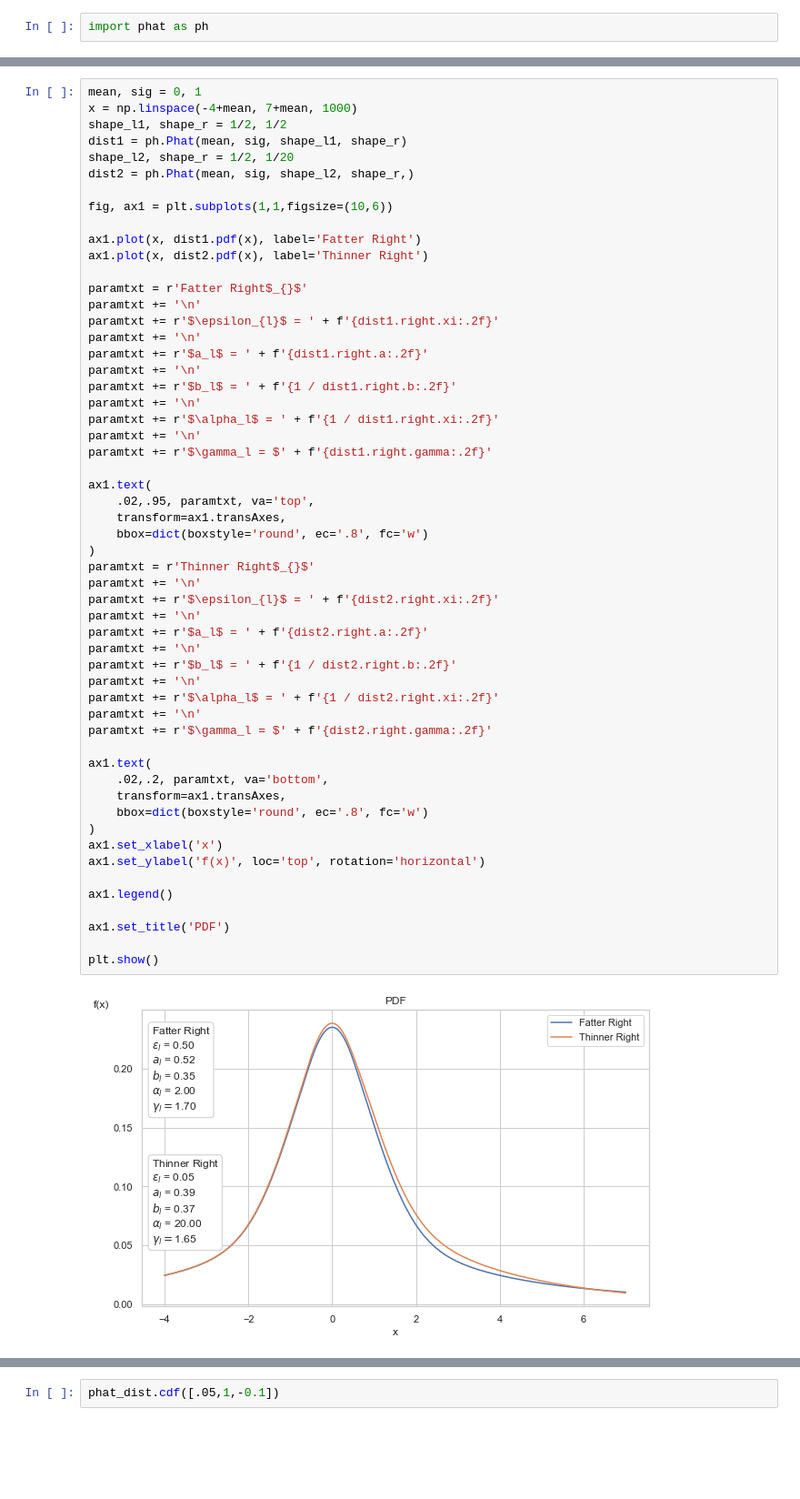
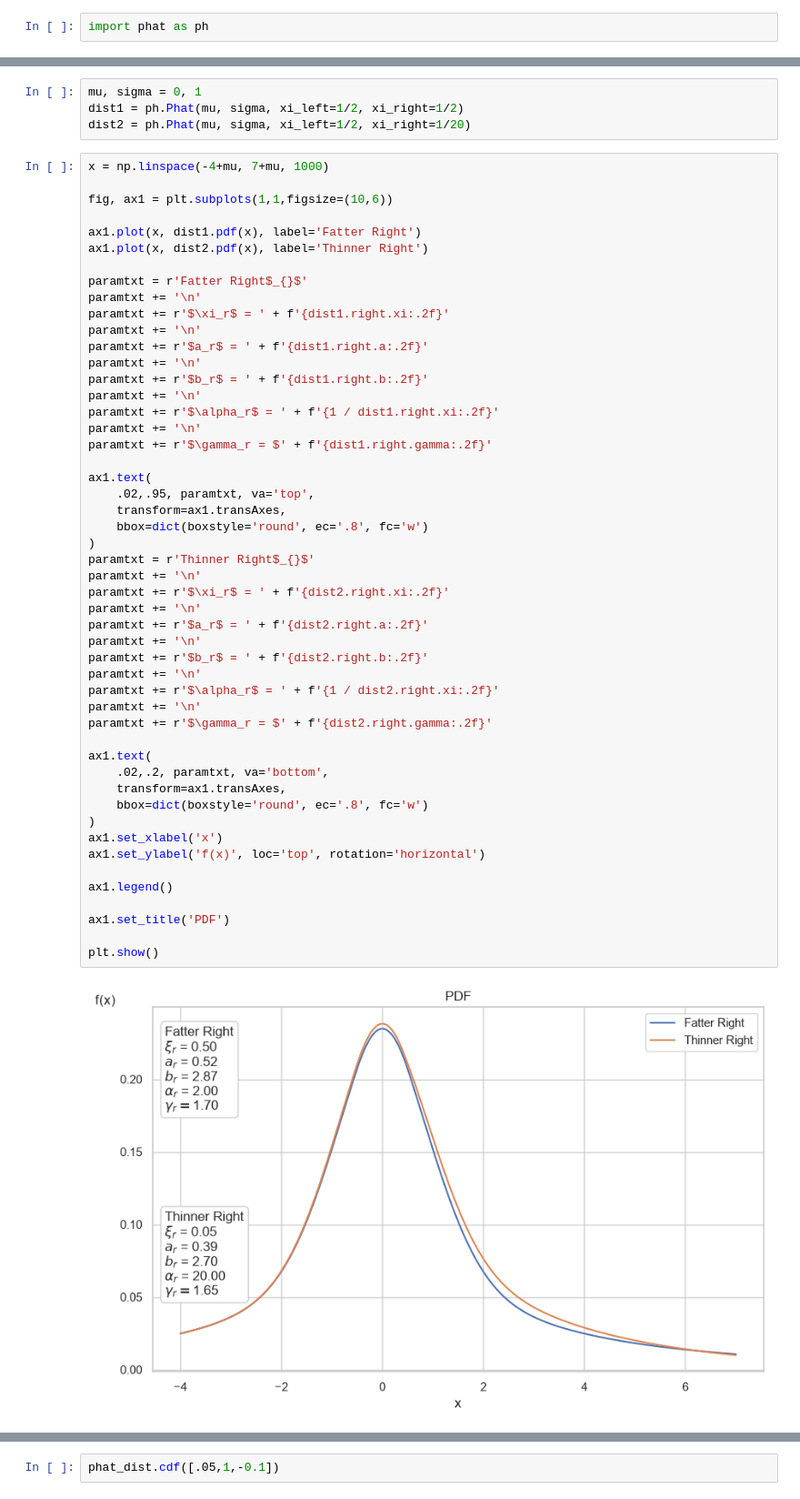
Before and after one commit to rjskene/phat, a Jupyter notebook: docs/notebooks/intro.ipynb, the cells around one changed output, grey strips where cells are left out. Shown at 91% size. Saved outputs shown, nothing was run; the diff lists cells and outputs as text; blank space fills up the shorter version.

```diff
--- a/docs/notebooks/intro.ipynb
+++ b/docs/notebooks/intro.ipynb
@@ -134,10 +124,9 @@ dist2 = ph.Phat(mean, sig, shape_l2, shape_r,)
+# %%
+mu, sigma = 0, 1
+dist1 = ph.Phat(mu, sigma, xi_left=1/2, xi_right=1/2)
+dist2 = ph.Phat(mu, sigma, xi_left=1/2, xi_right=1/20)
 # %%
-mean, sig = 0, 1
-x = np.linspace(-4+mean, 7+mean, 1000)
-shape_l1, shape_r = 1/2, 1/2
-dist1 = ph.Phat(mean, sig, shape_l1, shape_r)
-shape_l2, shape_r = 1/2, 1/20
-dist2 = ph.Phat(mean, sig, shape_l2, shape_r,)
+x = np.linspace(-4+mu, 7+mu, 1000)
 
 fig, ax1 = plt.subplots(1,1,figsize=(10,6))
 
@@ -146,46 +135,46 @@ ax1.plot(x, dist2.pdf(x), label='Thinner Right')
 
 paramtxt = r'Fatter Right$_{}$'
 paramtxt += '\n'
-paramtxt += r'$\epsilon_{l}$ = ' + f'{dist1.right.xi:.2f}'
+paramtxt += r'$\xi_r$ = ' + f'{dist1.right.xi:.2f}'
 paramtxt += '\n'
-paramtxt += r'$a_l$ = ' + f'{dist1.right.a:.2f}'
+paramtxt += r'$a_r$ = ' + f'{dist1.right.a:.2f}'
 paramtxt += '\n'
-paramtxt += r'$b_l$ = ' + f'{1 / dist1.right.b:.2f}'
+paramtxt += r'$b_r$ = ' + f'{dist1.right.b:.2f}'
 paramtxt += '\n'
-paramtxt += r'$\alpha_l$ = ' + f'{1 / dist1.right.xi:.2f}'
+paramtxt += r'$\alpha_r$ = ' + f'{1 / dist1.right.xi:.2f}'
 paramtxt += '\n'
-paramtxt += r'$\gamma_l = $' + f'{dist1.right.gamma:.2f}'
+paramtxt += r'$\gamma_r = $' + f'{dist1.right.gamma:.2f}'
 
 ax1.text(
     .02,.95, paramtxt, va='top',
     transform=ax1.transAxes,
     bbox=dict(boxstyle='round', ec='.8', fc='w')
 )
 paramtxt = r'Thinner Right$_{}$'
 paramtxt += '\n'
-paramtxt += r'$\epsilon_{l}$ = ' + f'{dist2.right.xi:.2f}'
+paramtxt += r'$\xi_r$ = ' + f'{dist2.right.xi:.2f}'
 paramtxt += '\n'
-paramtxt += r'$a_l$ = ' + f'{dist2.right.a:.2f}'
+paramtxt += r'$a_r$ = ' + f'{dist2.right.a:.2f}'
 paramtxt += '\n'
-paramtxt += r'$b_l$ = ' + f'{1 / dist2.right.b:.2f}'
+paramtxt += r'$b_r$ = ' + f'{dist2.right.b:.2f}'
 paramtxt += '\n'
-paramtxt += r'$\alpha_l$ = ' + f'{1 / dist2.right.xi:.2f}'
+paramtxt += r'$\alpha_r$ = ' + f'{1 / dist2.right.xi:.2f}'
 paramtxt += '\n'
-paramtxt += r'$\gamma_l = $' + f'{dist2.right.gamma:.2f}'
+paramtxt += r'$\gamma_r = $' + f'{dist2.right.gamma:.2f}'
 
 ax1.text(
     .02,.2, paramtxt, va='bottom',
     transform=ax1.transAxes,
     bbox=dict(boxstyle='round', ec='.8', fc='w')
 )
 ax1.set_xlabel('x')
 ax1.set_ylabel('f(x)', loc='top', rotation='horizontal')
 
 ax1.legend()
 
 ax1.set_title('PDF')
 
 plt.show()
 # %% [output]
-[figure, old version]
+[figure, new version]
 # %% [markdown]
```
Also changed, not shown: parts of 32 cells of this notebook, 24 other files.
